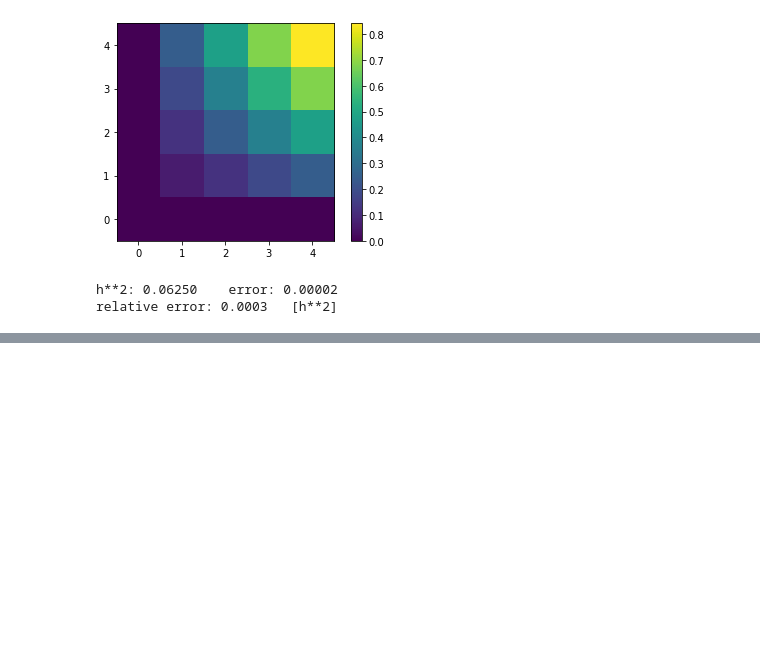
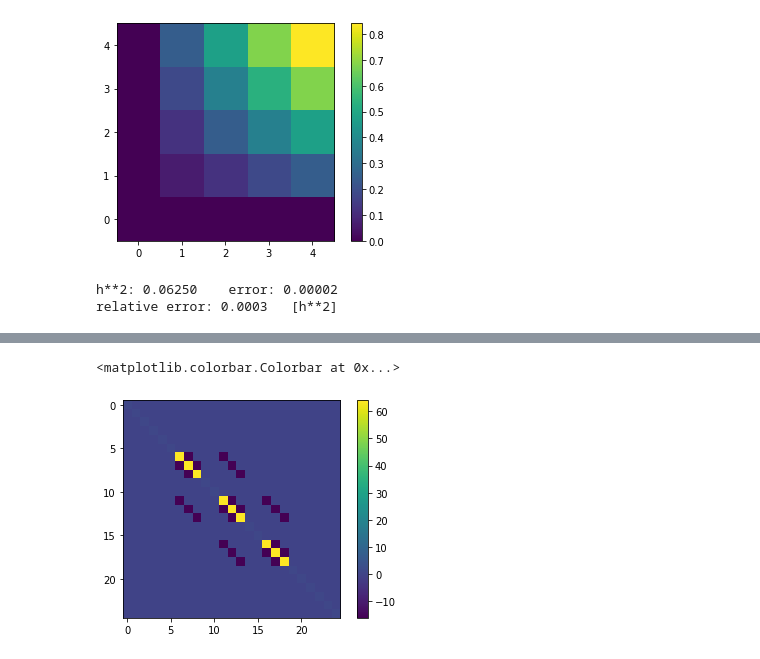
Before and after one commit to SangersJeroen/WI4201, a Jupyter notebook: tensor.ipynb, the cells around one changed output, grey strips where cells are left out. Saved outputs shown, nothing was run; the diff lists cells and outputs as text; code cells hidden in the pictures; blank space fills up the shorter version.

```diff
--- a/tensor.ipynb
+++ b/tensor.ipynb
@@ -289,0 +347,7 @@ def decomp_cholesky(M: ssp.csc_matrix) -> ssp.csc_matrix:
+# %%
+MAYBE = C2@C2.T
+plt.imshow(MAYBE.toarray())
+plt.colorbar()
+# %% [output]
+<matplotlib.colorbar.Colorbar at 0x...>
+[figure, added]
```
Also changed, not shown: parts of 31 cells of this notebook.
